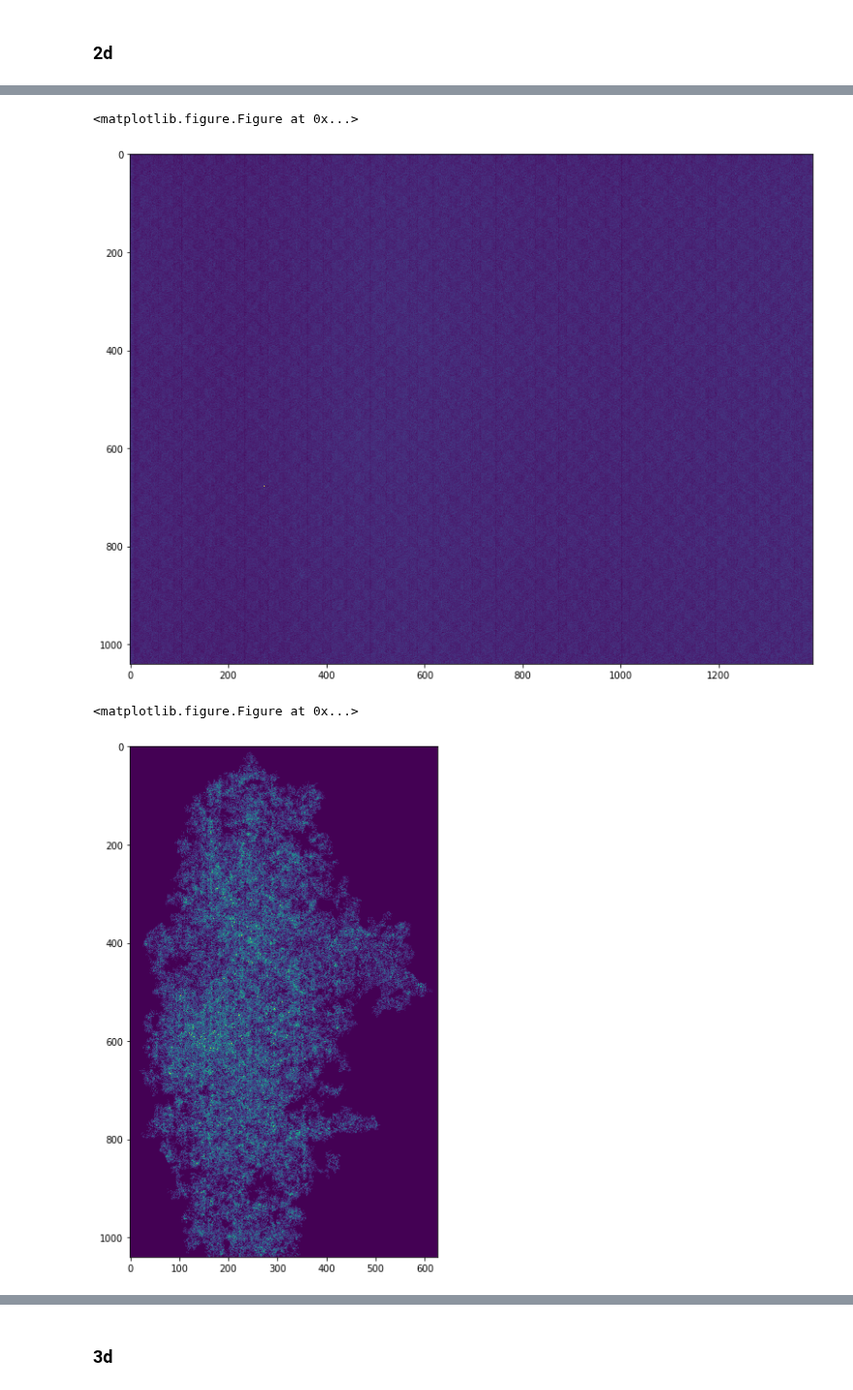
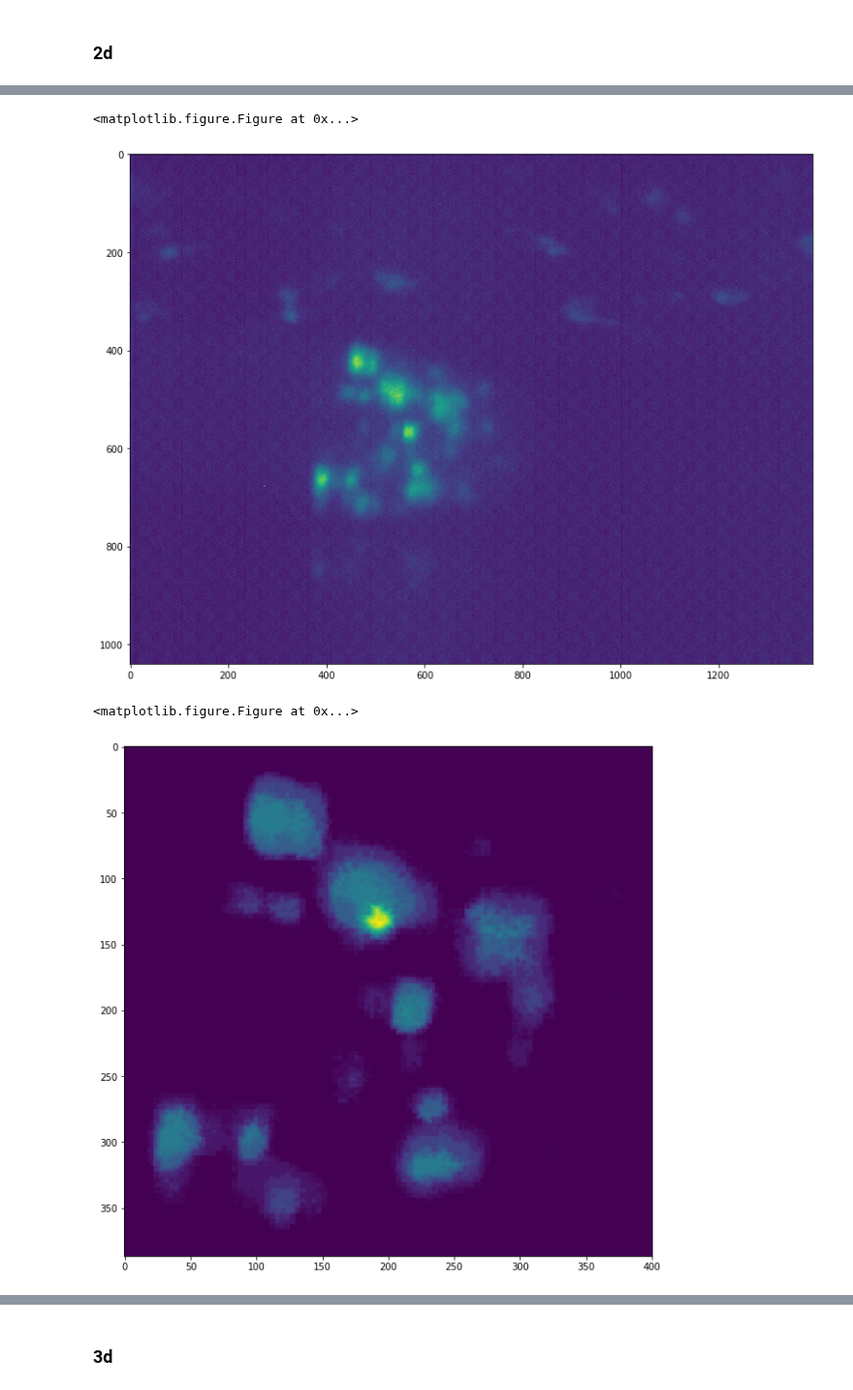
Before and after one commit to GiovanniSena/LSFM-CYCB_analysis, a Jupyter notebook: sample.ipynb, the cells around one changed output, grey strips where cells are left out. Shown at 97% size. Saved outputs shown, nothing was run; the diff lists cells and outputs as text; code cells hidden in the pictures.

```diff
--- a/sample.ipynb
+++ b/sample.ipynb
@@ -53,9 +41,12 @@ lightroot.io.overlay_blobs(stack,blob_centroids,out)
 # %% [markdown]
 ### 2d
 # %%
-stack = lightroot.io.get_stack(380)
+stack = lightroot.io.get_stack(0)
+
+#im = stack.copy()
+#stack = lightroot.blobs.denoise(stack)
+#stack /= stack.max()
 lightroot.io.plotimg(stack)
-#im = stack.copy()
-stack = lightroot.blobs.low_pass_2d_proj_root_segmentation(stack)
+stack = lightroot.blobs.low_pass_2d_proj_root_segmentation(stack,return_early=True,denoise_img=False)
 lightroot.io.plotimg(stack)
 # %% [output]
@@ -70,8 +58,8 @@ lightroot.io.plotimg(stack)
 <matplotlib.axes._subplots.AxesSubplot at 0x...>
 <matplotlib.figure.Figure at 0x...>
-[figure, old version]
+[figure, new version]
 <matplotlib.figure.Figure at 0x...>
-[figure, old version]
+[figure, new version]
 # %%
 g2 = stack.copy()
 g2, blobs = lightroot.blobs.simple_detector(g2)
```
Also changed, not shown: parts of 5 cells of this notebook, 1 other file.
